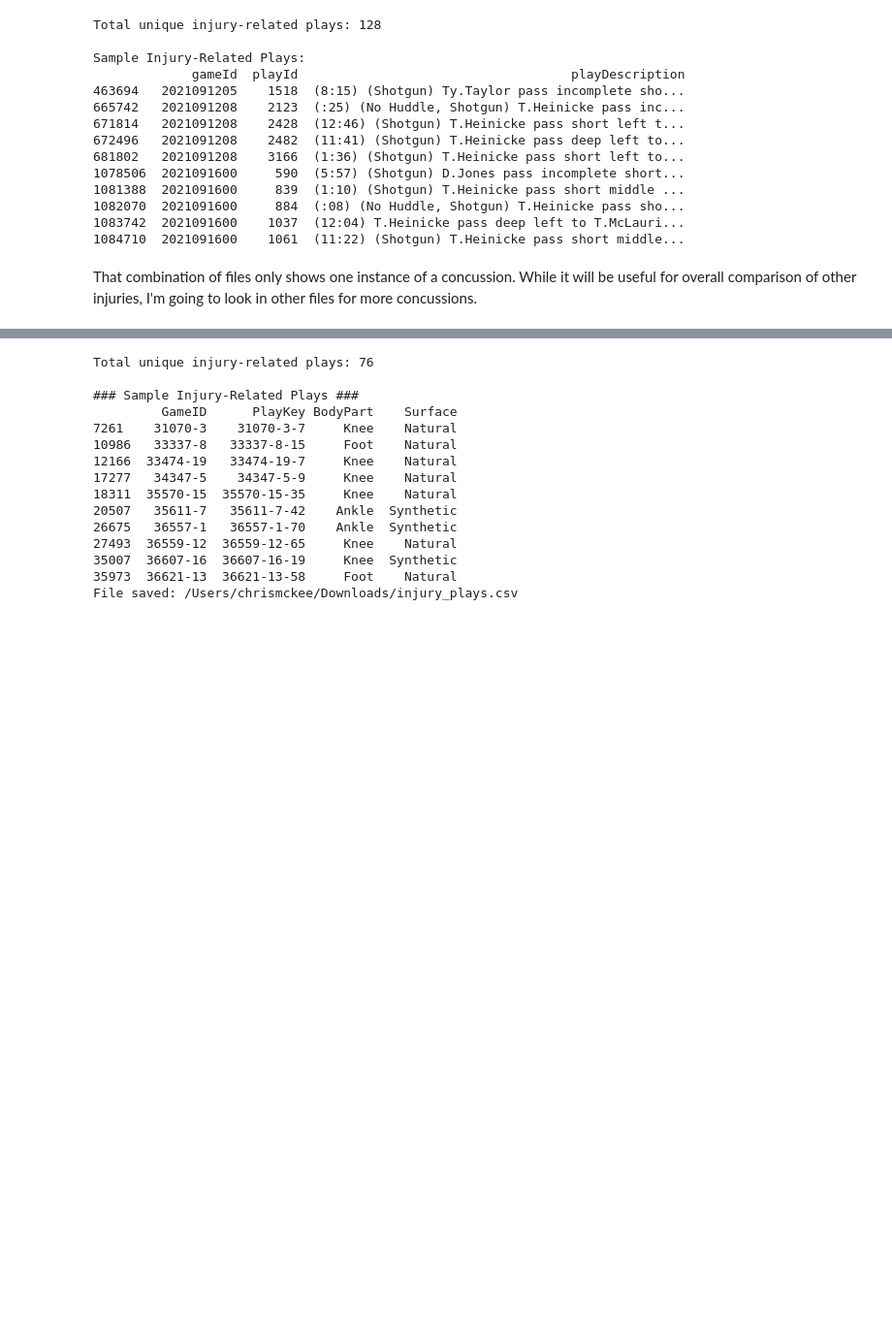
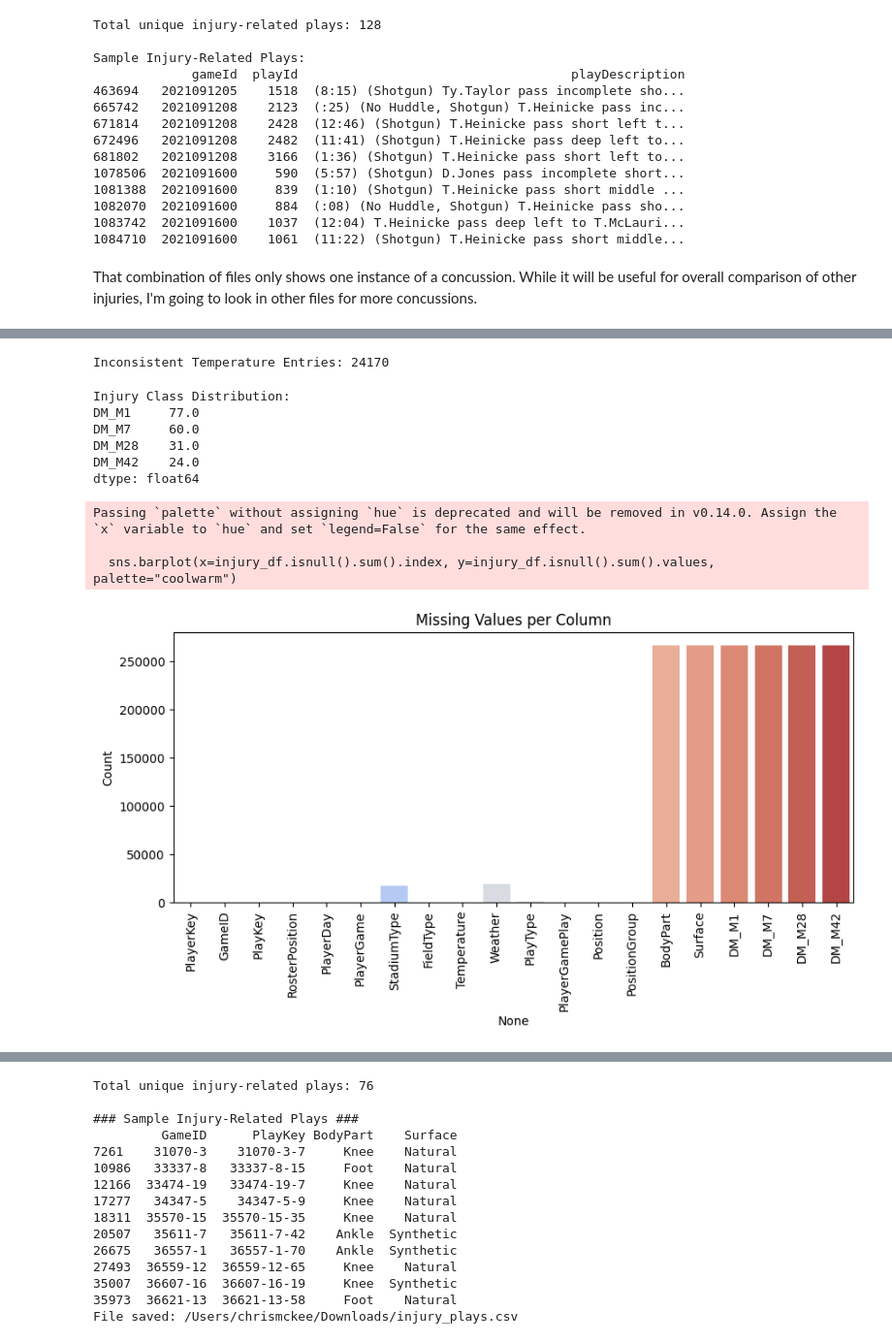
Before and after one commit to cwmckee91/dx699, a Jupyter notebook: 2025-spring-B2/ModB2-Week2-McKee-Chris.ipynb, the cells around one changed output, grey strips where cells are left out. Shown at 97% size. Cells and saved outputs as stored; diff of their text form; code cells hidden in the pictures; blank space fills up the shorter version.

```diff
--- a/2025-spring-B2/ModB2-Week2-McKee-Chris.ipynb
+++ b/2025-spring-B2/ModB2-Week2-McKee-Chris.ipynb
@@ -546,12 +548,17 @@ firstandfuture_playlist = pd.read_csv(base_path + "firstandfuture_playlist.csv")
 firstandfuture_injuryrecord = pd.read_csv(base_path + "firstandfuture_injuryrecord.csv")
 
 # Merge injury record with play list using PlayerKey, GameID, and PlayKey fields
-merged_df = firstandfuture_playlist.merge(
+injury_df = firstandfuture_playlist.merge(
     firstandfuture_injuryrecord, on=["PlayerKey", "GameID", "PlayKey"], how="left"
 )
 
 # Check merged dataframe
-print(merged_df.head())
+print(injury_df.head())
+
+# Export for review in Excel
+export_path = "/Users/chrismckee/Downloads/first_and_future_data.csv"
+injury_df.to_csv(export_path, index=False)
+print(f"File saved: {export_path}")
 # %% [output]
    PlayerKey   GameID    PlayKey RosterPosition  PlayerDay  PlayerGame  \
 0      26624  26624-1  26624-1-1    Quarterback          1           1
@@ -578,0 +686,31 @@ Index(['PlayerKey', 'GameID', 'PlayKey', 'BodyPart', 'Surface', 'DM_M1',
+# %%
+if "Temperature" in injury_df.columns:
+    print("\nInconsistent Temperature Entries:", injury_df[(injury_df["Temperature"] < -50) | (injury_df["Temperature"] > 150)].shape[0])
+# %% [output]
+Inconsistent Temperature Entries: 24170
+# %%
+if {"DM_M1", "DM_M7", "DM_M28", "DM_M42"}.issubset(injury_df.columns):
+    print("\nInjury Class Distribution:")
+    print(injury_df[["DM_M1", "DM_M7", "DM_M28", "DM_M42"]].sum())
+# %% [output]
+Injury Class Distribution:
+DM_M1     77.0
+DM_M7     60.0
+DM_M28    31.0
+DM_M42    24.0
+dtype: float64
+# %%
+import matplotlib.pyplot as plt
+import seaborn as sns
+
+plt.figure(figsize=(10, 4))
+sns.barplot(x=injury_df.isnull().sum().index, y=injury_df.isnull().sum().values, palette="coolwarm")
+plt.xticks(rotation=90)
+plt.title("Missing Values per Column")
+plt.ylabel("Count")
+plt.show()
+# %% [output]
+Passing `palette` without assigning `hue` is deprecated and will be removed in v0.14.0. Assign the `x` variable to `hue` and set `legend=False` for the same effect.
+
+  sns.barplot(x=injury_df.isnull().sum().index, y=injury_df.isnull().sum().values, palette="coolwarm")
+[figure, added]
```
Also changed, not shown: parts of 23 cells of this notebook, 2 other files.
